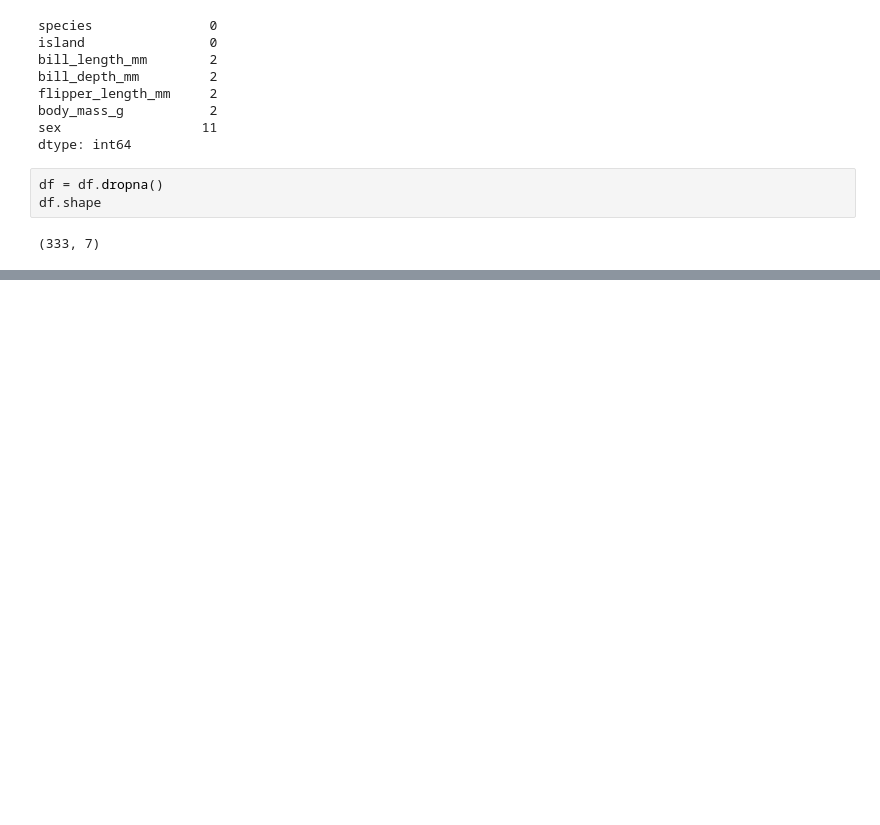
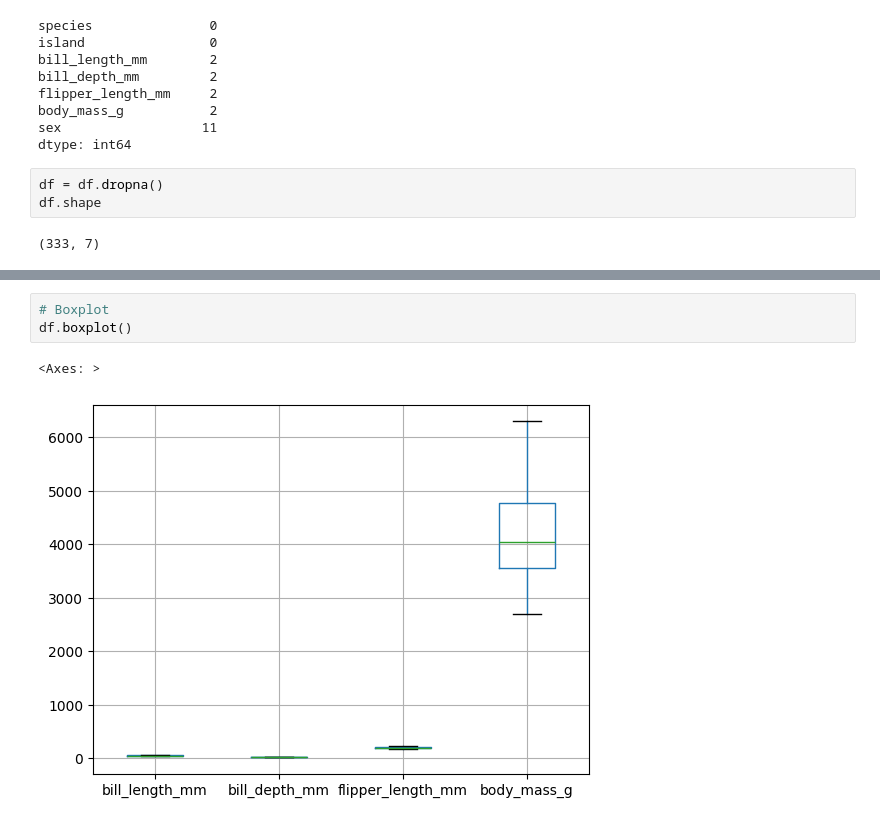
Before and after one commit to DanyHidalgo/Tarea-1---EML, a Jupyter notebook: Tarea1.2.ipynb, the cells around one changed output, grey strips where cells are left out. Cells and saved outputs as stored; diff of their text form; blank space fills up the shorter version.

```diff
--- a/Tarea1.2.ipynb
+++ b/Tarea1.2.ipynb
@@ -82,0 +92,6 @@ df.shape
+# %%
+# Boxplot
+df.boxplot()
+# %% [output]
+<Axes: >
+[figure, added]
```
Also changed, not shown: parts of 18 cells of this notebook, 1 other file.
